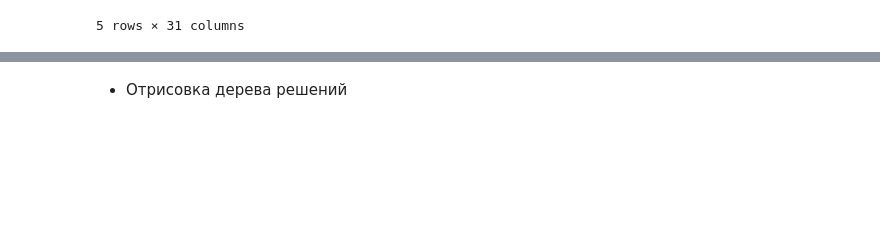
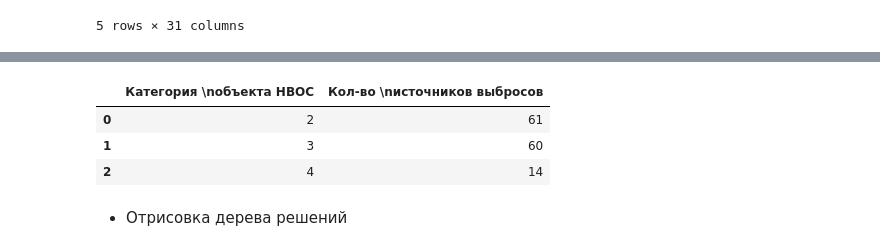
Before and after one commit to danielgof/Digital_Breakthrough, a Jupyter notebook: data_analytics.ipynb, the cells around one changed output, grey strips where cells are left out. Drawn from its saved outputs; the diff is of its cells as text; code cells hidden in the pictures; blank space fills up the shorter version.

```diff
--- a/data_analytics.ipynb
+++ b/data_analytics.ipynb
@@ -73,3 +93,10 @@ reg_pollutant.head()
+# %%
+NVOS.groupby('Категория \nобъекта НВОС')['Кол-во \nисточников выбросов'].nunique().reset_index().sort_values('Кол-во \nисточников выбросов', ascending=False)
+# %% [output]
+|  | Категория \nобъекта НВОС | Кол-во \nисточников выбросов |
+| 0 | 2 | 61 |
+| 1 | 3 | 60 |
+| 2 | 4 | 14 |
 # %%
 data =
 # %%
```
Also changed, not shown: parts of 1 cell of this notebook, 1 other file.
